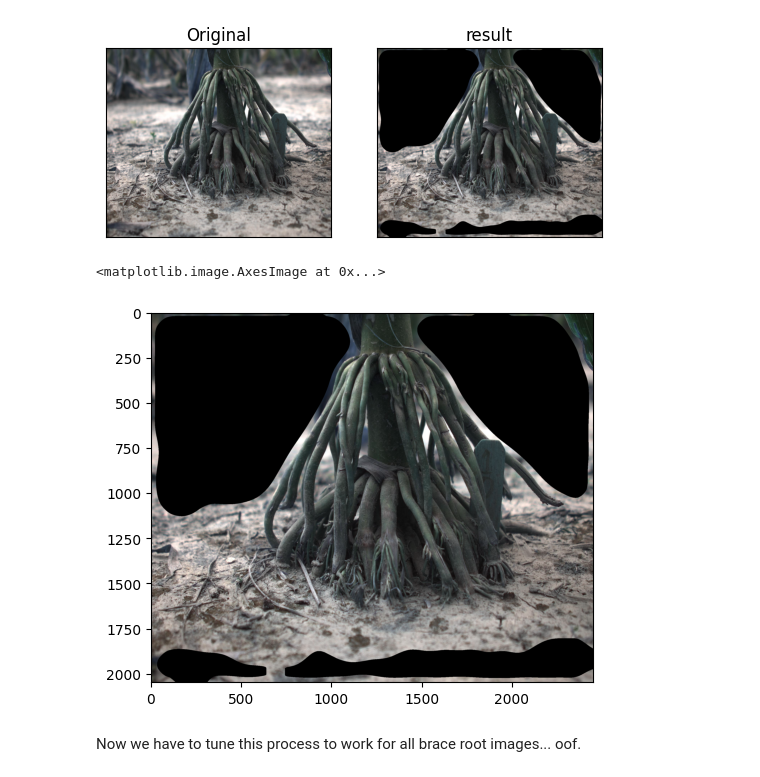
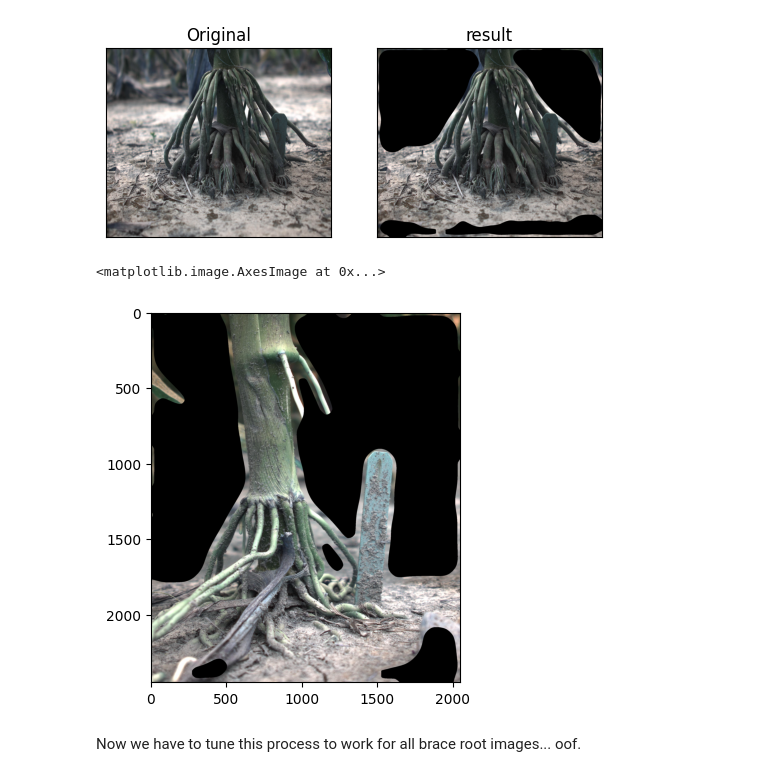
Before and after one commit to KopiousKarp/code_notebooks, a Jupyter notebook: braceroot_plantcv/plantCV_notebook.ipynb, the cells around one changed output. Cells and saved outputs as stored; diff of their text form; code cells hidden in the pictures.

```diff
--- a/braceroot_plantcv/plantCV_notebook.ipynb
+++ b/braceroot_plantcv/plantCV_notebook.ipynb
@@ -11,8 +11,8 @@ import numpy as np
 import cv2
 from matplotlib import pyplot as plt
 # %%
-# zmays_image, path_to_zmays, filename_zmays = pcv.readimage("/home/jcristia/Documents/GitHub/notebooks/w22.jpg",mode="native")
-# zmays_image = np.rot90(zmays_image, k=-1)
+w22_image, _, _ = pcv.readimage("./braceroot_plantcv/w22.jpg",mode="native")
+w22_image = np.rot90(w22_image, k=-1)
 zmays_image, path_to_zmays, filename_zmays = pcv.readimage("./braceroot_plantcv/288.jpg",mode="native")
 zmays_image = np.rot90(zmays_image, k=-2)
 pcv.plot_image(zmays_image,cmap=None)
@@ -160,10 +160,10 @@ def isolate_brace_roots(img):
         ret[:,:,i] = img[:,:,i] * (255*mask)
     return ret
 # %%
-plt.imshow(isolate_brace_roots(zmays_image),cmap=None)
+plt.imshow(isolate_brace_roots(w22_image),cmap=None)
 # %% [output]
 <matplotlib.image.AxesImage at 0x...>
-[figure, old version]
+[figure, new version]
 # %% [markdown]
 Now we have to tune this process to work for all brace root images... oof.
 # %% [markdown]
```
